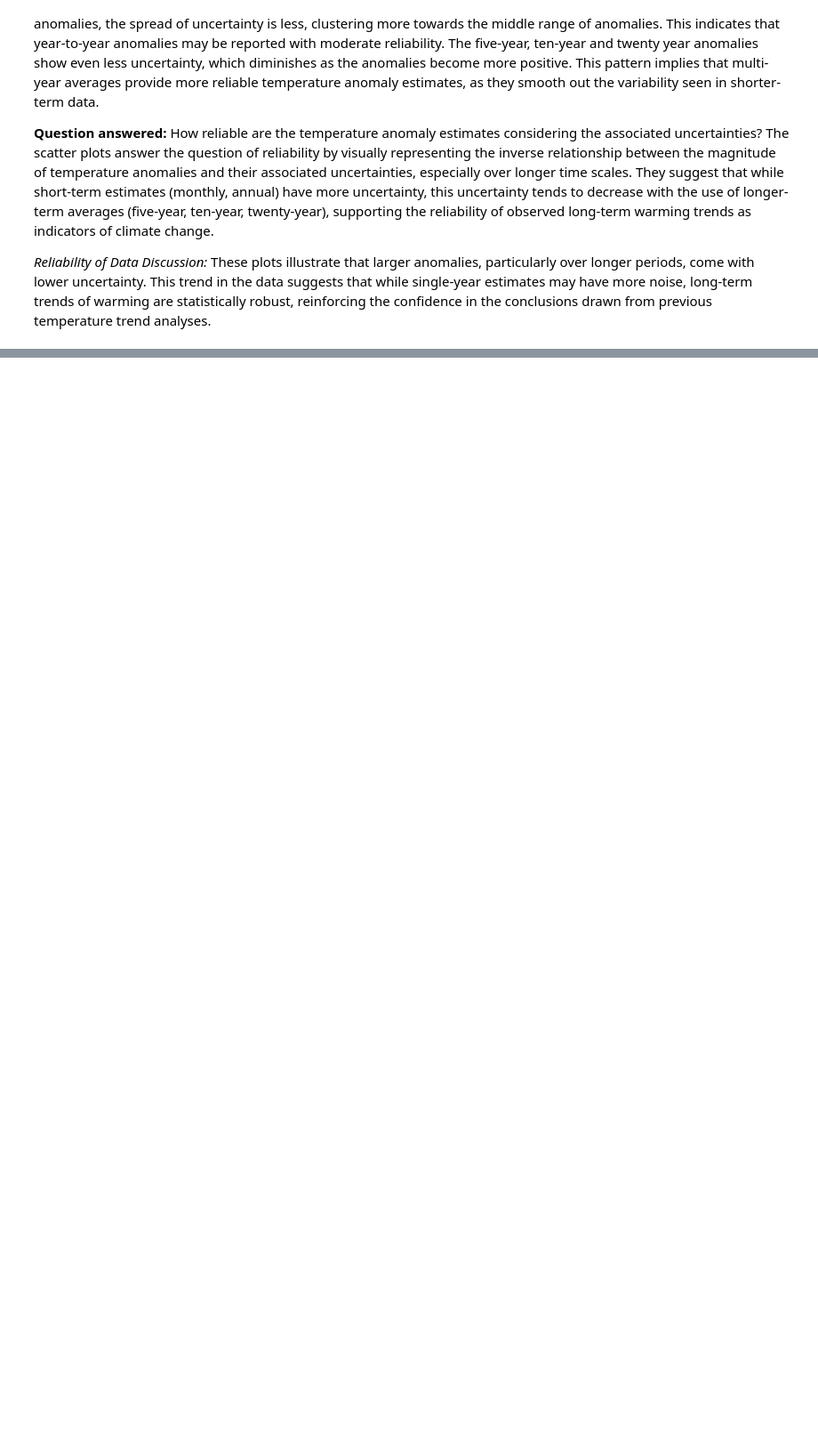
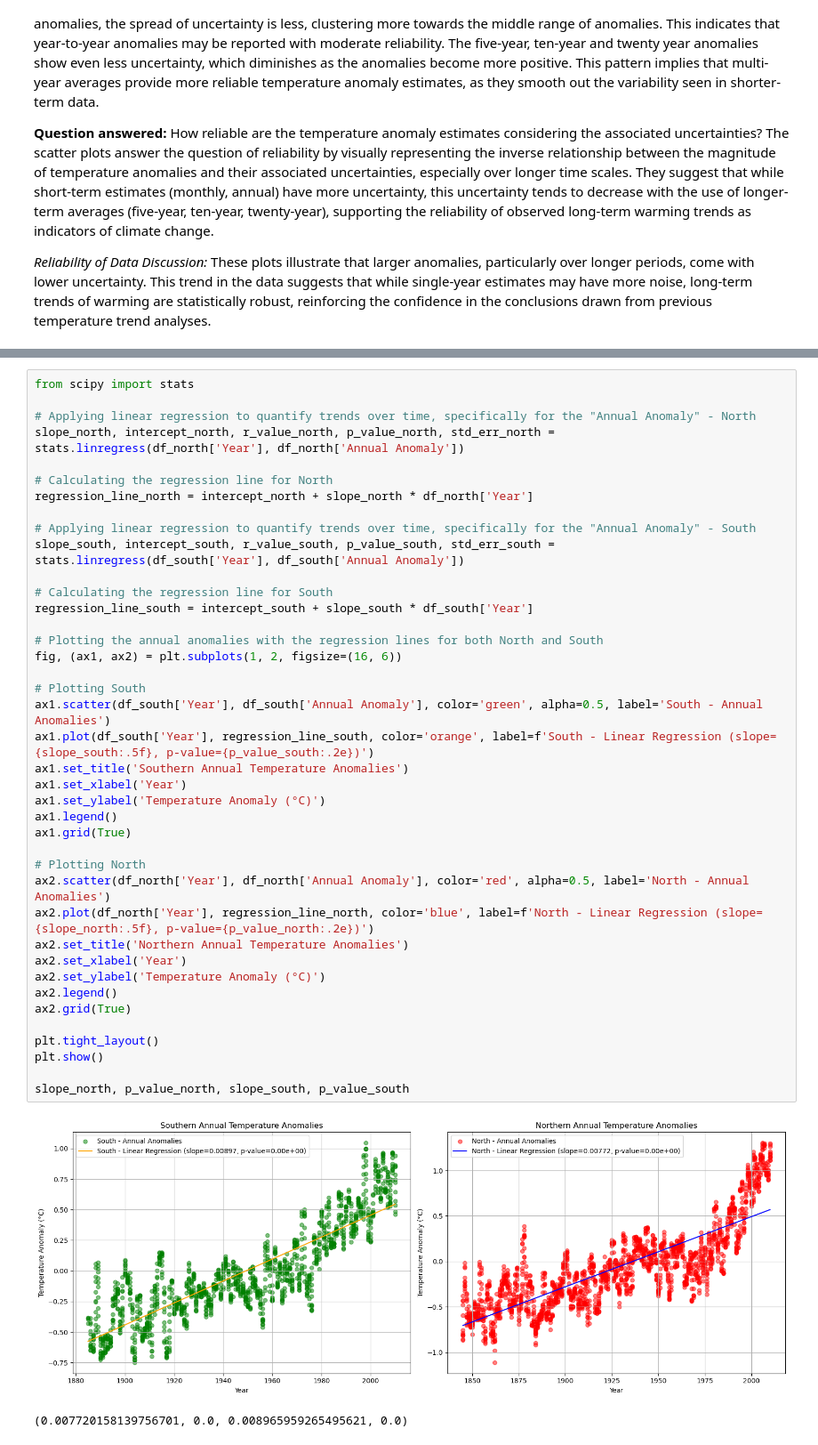
Before and after one commit to v-acha/Data_Analysis_Projects, a Jupyter notebook: Climate_Analysis/Climate_Analysis.ipynb, the cells around one changed output, grey strips where cells are left out. Shown at 89% size. Cells and saved outputs as stored; diff of their text form; blank space fills up the shorter version.

```diff
--- a/Climate_Analysis/Climate_Analysis.ipynb
+++ b/Climate_Analysis/Climate_Analysis.ipynb
@@ -894,0 +900,43 @@ These plots illustrate that larger anomalies, particularly over longer periods,
+# %%
+from scipy import stats
+
+# Applying linear regression to quantify trends over time, specifically for the "Annual Anomaly" - North
+slope_north, intercept_north, r_value_north, p_value_north, std_err_north = stats.linregress(df_north['Year'], df_north['Annual Anomaly'])
+
+# Calculating the regression line for North
+regression_line_north = intercept_north + slope_north * df_north['Year']
+
+# Applying linear regression to quantify trends over time, specifically for the "Annual Anomaly" - South
+slope_south, intercept_south, r_value_south, p_value_south, std_err_south = stats.linregress(df_south['Year'], df_south['Annual Anomaly'])
+
+# Calculating the regression line for South
+regression_line_south = intercept_south + slope_south * df_south['Year']
+
+# Plotting the annual anomalies with the regression lines for both North and South
+fig, (ax1, ax2) = plt.subplots(1, 2, figsize=(16, 6))
+
+# Plotting South
+ax1.scatter(df_south['Year'], df_south['Annual Anomaly'], color='green', alpha=0.5, label='South - Annual Anomalies')
+ax1.plot(df_south['Year'], regression_line_south, color='orange', label=f'South - Linear Regression (slope={slope_south:.5f}, p-value={p_value_south:.2e})')
+ax1.set_title('Southern Annual Temperature Anomalies')
+ax1.set_xlabel('Year')
+ax1.set_ylabel('Temperature Anomaly (°C)')
+ax1.legend()
+ax1.grid(True)
+
+# Plotting North
+ax2.scatter(df_north['Year'], df_north['Annual Anomaly'], color='red', alpha=0.5, label='North - Annual Anomalies')
+ax2.plot(df_north['Year'], regression_line_north, color='blue', label=f'North - Linear Regression (slope={slope_north:.5f}, p-value={p_value_north:.2e})')
+ax2.set_title('Northern Annual Temperature Anomalies')
+ax2.set_xlabel('Year')
+ax2.set_ylabel('Temperature Anomaly (°C)')
+ax2.legend()
+ax2.grid(True)
+
+plt.tight_layout()
+plt.show()
+
+slope_north, p_value_north, slope_south, p_value_south
+# %% [output]
+[figure, added]
+(0.007720158139756701, 0.0, 0.008965959265495621, 0.0)
```
Also changed, not shown: parts of 4 cells of this notebook, 1 other file.
